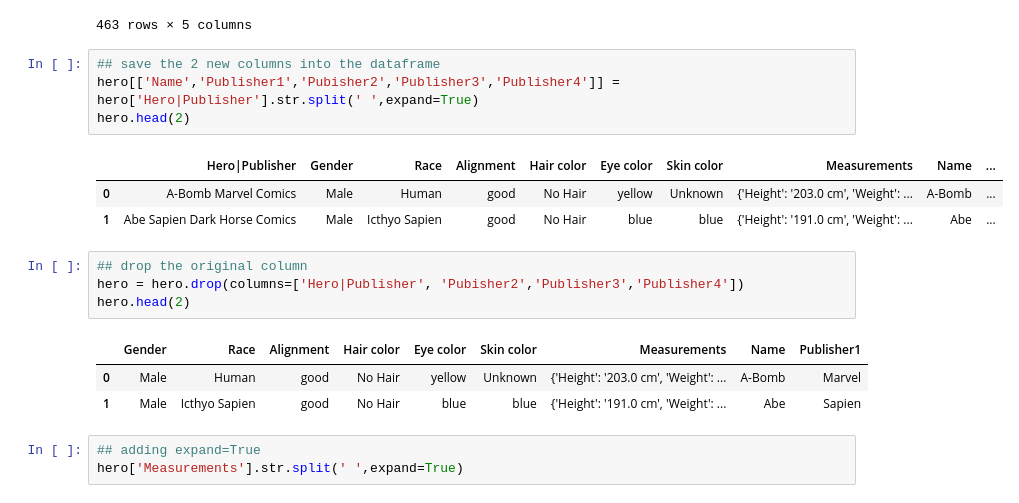
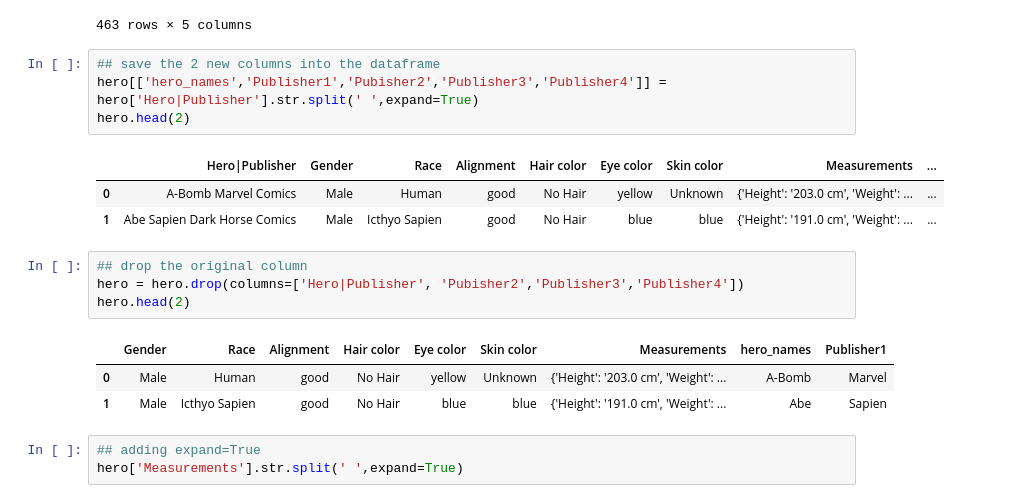
Before and after one commit to Desh86/Applying-Advanced-Transformations, a Jupyter notebook: Applying Advanced Transformation.ipynb, the cells around one changed output. Cells and saved outputs as stored; diff of their text form.

```diff
--- a/Applying Advanced Transformation.ipynb
+++ b/Applying Advanced Transformation.ipynb
@@ -85,18 +68,18 @@ hero['Hero|Publisher'].str.split(' ',expand=True)
 463 rows × 5 columns
 # %%
 ## save the 2 new columns into the dataframe
-hero[['Name','Publisher1','Pubisher2','Publisher3','Publisher4']] = hero['Hero|Publisher'].str.split(' ',expand=True)
+hero[['hero_names','Publisher1','Pubisher2','Publisher3','Publisher4']] = hero['Hero|Publisher'].str.split(' ',expand=True)
 hero.head(2)
 # %% [output]
-|  | Hero|Publisher | Gender | Race | Alignment | Hair color | Eye color | Skin color | Measurements | Name | ... |
-| 0 | A-Bomb Marvel Comics | Male | Human | good | No Hair | yellow | Unknown | {'Height': '203.0 cm', 'Weight': ... | A-Bomb | ... |
-| 1 | Abe Sapien Dark Horse Comics | Male | Icthyo Sapien | good | No Hair | blue | blue | {'Height': '191.0 cm', 'Weight': ... | Abe | ... |
+|  | Hero|Publisher | Gender | Race | Alignment | Hair color | Eye color | Skin color | Measurements | ... |
+| 0 | A-Bomb Marvel Comics | Male | Human | good | No Hair | yellow | Unknown | {'Height': '203.0 cm', 'Weight': ... | ... |
+| 1 | Abe Sapien Dark Horse Comics | Male | Icthyo Sapien | good | No Hair | blue | blue | {'Height': '191.0 cm', 'Weight': ... | ... |
 # %%
 ## drop the original column
 hero = hero.drop(columns=['Hero|Publisher', 'Pubisher2','Publisher3','Publisher4'])
 hero.head(2)
 # %% [output]
-|  | Gender | Race | Alignment | Hair color | Eye color | Skin color | Measurements | Name | Publisher1 |
+|  | Gender | Race | Alignment | Hair color | Eye color | Skin color | Measurements | hero_names | Publisher1 |
 | 0 | Male | Human | good | No Hair | yellow | Unknown | {'Height': '203.0 cm', 'Weight': ... | A-Bomb | Marvel |
 | 1 | Male | Icthyo Sapien | good | No Hair | blue | blue | {'Height': '191.0 cm', 'Weight': ... | Abe | Sapien |
 # %%
```
Also changed, not shown: parts of 17 cells of this notebook.
